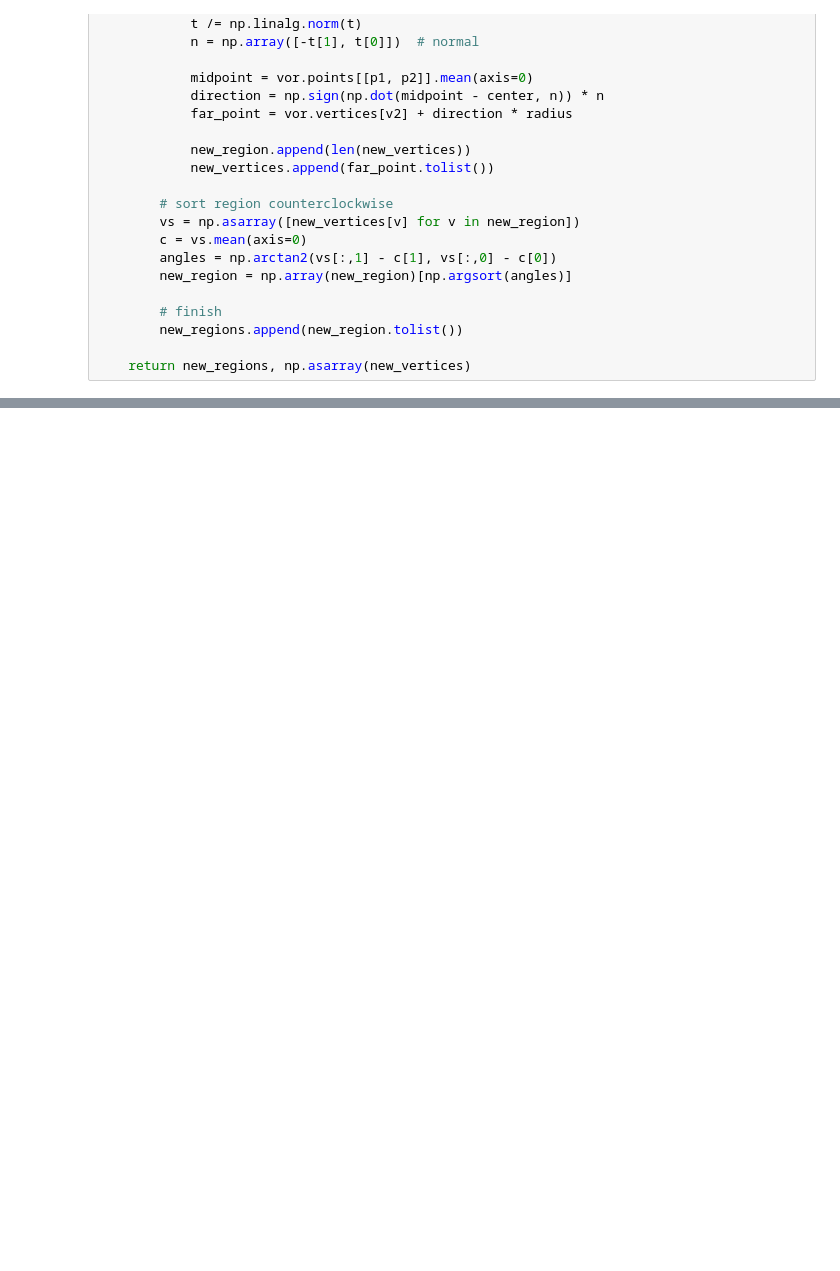
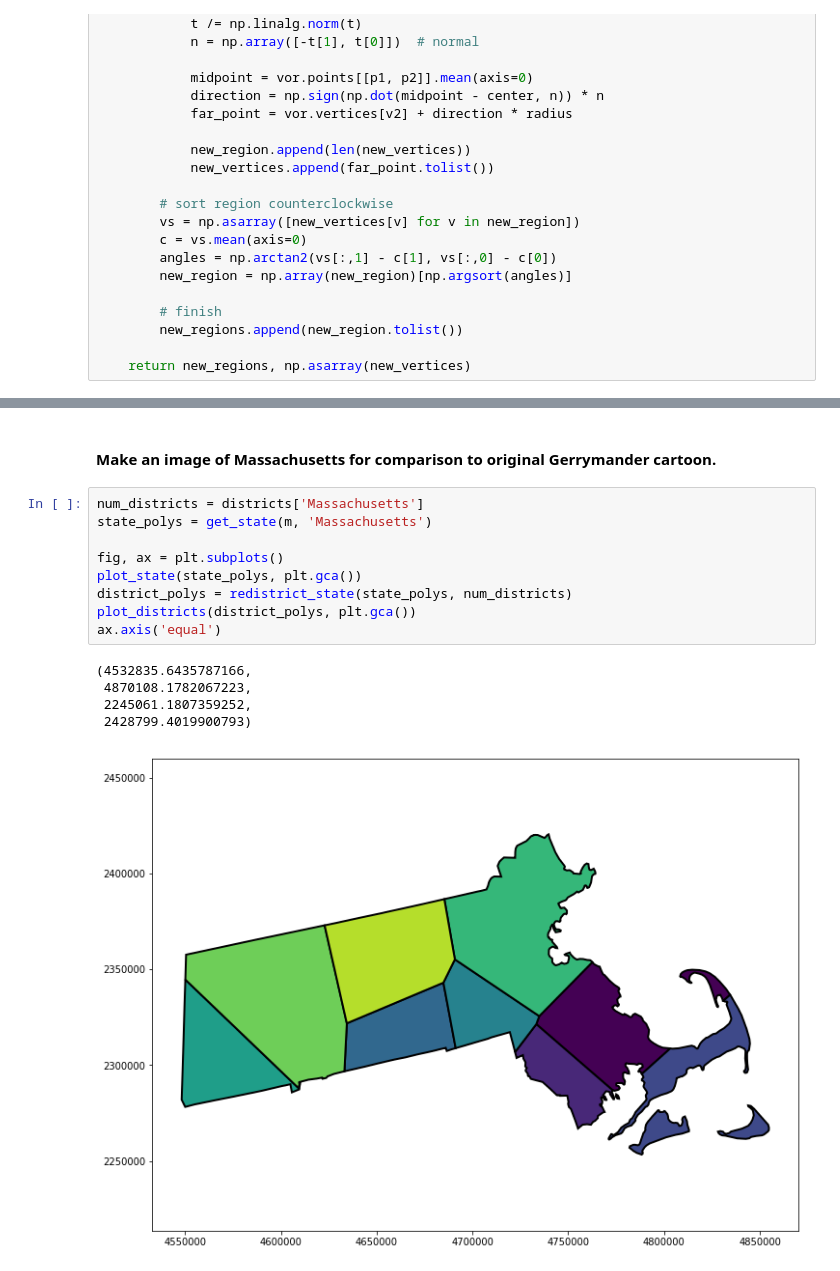
Before and after one commit to valerierose/voronoi_district, a Jupyter notebook: voronoi_district.ipynb, the cells around one changed output, grey strips where cells are left out. Saved outputs shown, nothing was run; the diff lists cells and outputs as text; blank space fills up the shorter version.

Commit message:
Redistricted Massachusetts using Voronoi cells for comparison to 1812 Tisdale cartoon

```diff
--- a/voronoi_district.ipynb
+++ b/voronoi_district.ipynb
@@ -393,0 +413,17 @@ plt.show()
+# %% [markdown]
+#### Make an image of Massachusetts for comparison to original Gerrymander cartoon. ####
+# %%
+num_districts = districts['Massachusetts']
+state_polys = get_state(m, 'Massachusetts')
+
+fig, ax = plt.subplots()
+plot_state(state_polys, plt.gca())
+district_polys = redistrict_state(state_polys, num_districts)
+plot_districts(district_polys, plt.gca())
+ax.axis('equal')
+# %% [output]
+(4532835.6435787166,
+ 4870108.1782067223,
+ 2245061.1807359252,
+ 2428799.4019900793)
+[figure, added]
```
Also changed, not shown: parts of 4 cells of this notebook, 2 other files.
